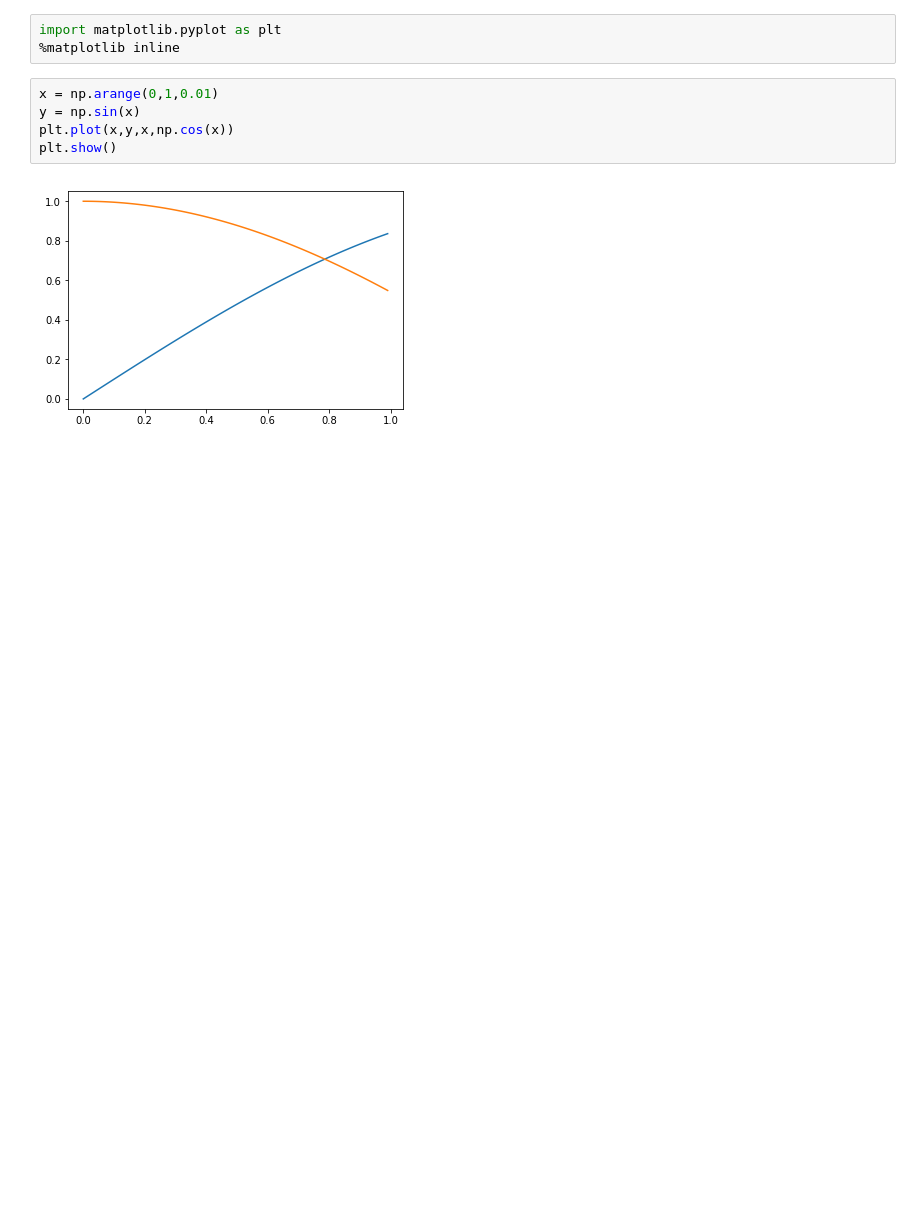
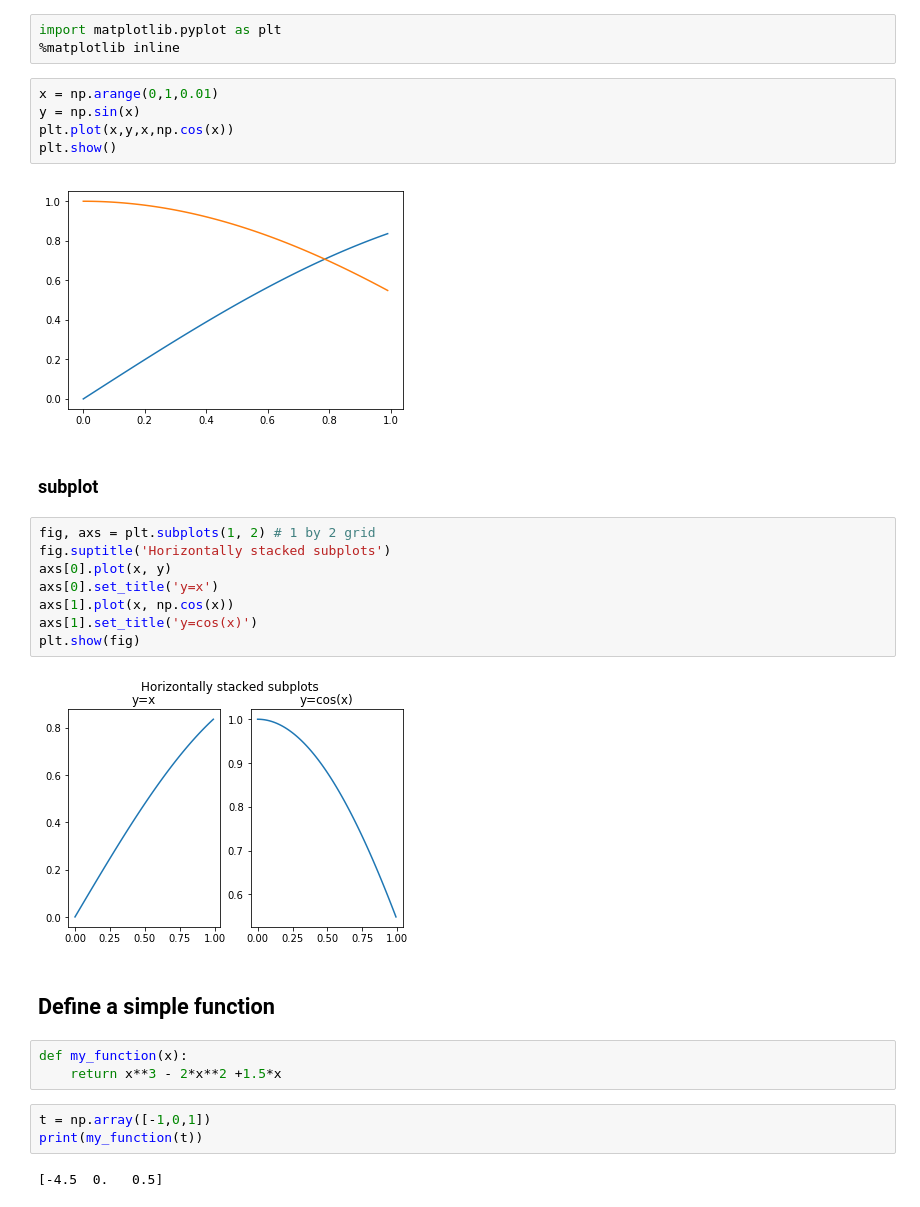
Before and after one commit to Numerical-Analysis/Spr2020Math377, a Jupyter notebook: nbs/Tutorial.ipynb, the cells around one changed output. Cells and saved outputs as stored; diff of their text form; blank space fills up the shorter version.

```diff
--- a/nbs/Tutorial.ipynb
+++ b/nbs/Tutorial.ipynb
@@ -86,3 +90,25 @@ plt.plot(x,y,x,np.cos(x))
 plt.show()
 # %% [output]
 [figure]
+# %% [markdown]
+### subplot
+# %%
+fig, axs = plt.subplots(1, 2) # 1 by 2 grid
+fig.suptitle('Horizontally stacked subplots')
+axs[0].plot(x, y)
+axs[0].set_title('y=x')
+axs[1].plot(x, np.cos(x))
+axs[1].set_title('y=cos(x)')
+plt.show(fig)
+# %% [output]
+[figure, added]
+# %% [markdown]
+## Define a simple function
+# %%
+def my_function(x):
+    return x**3 - 2*x**2 +1.5*x
+# %%
+t = np.array([-1,0,1])
+print(my_function(t))
+# %% [output]
+[-4.5  0.   0.5]
```
Also changed, not shown: parts of 5 cells of this notebook.
